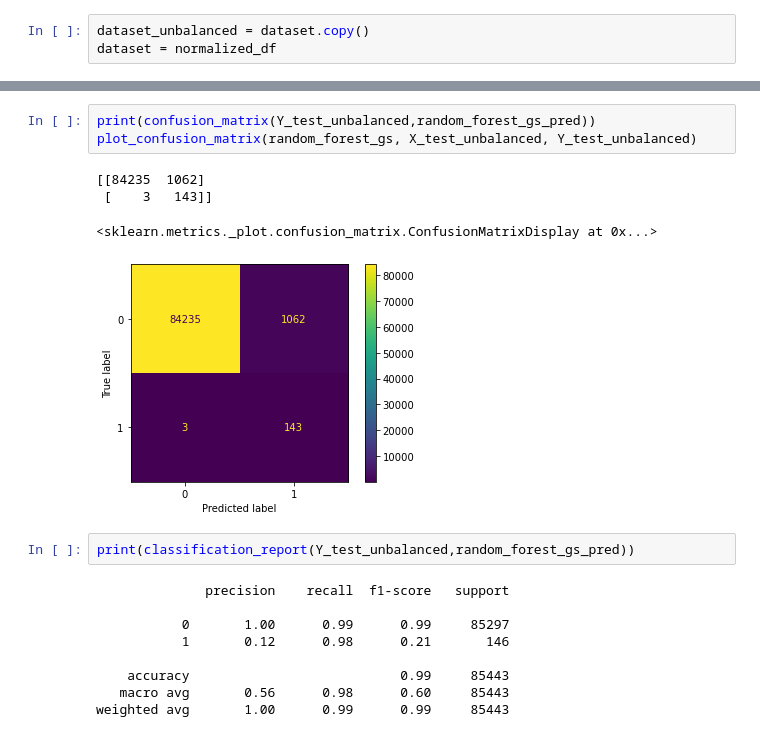
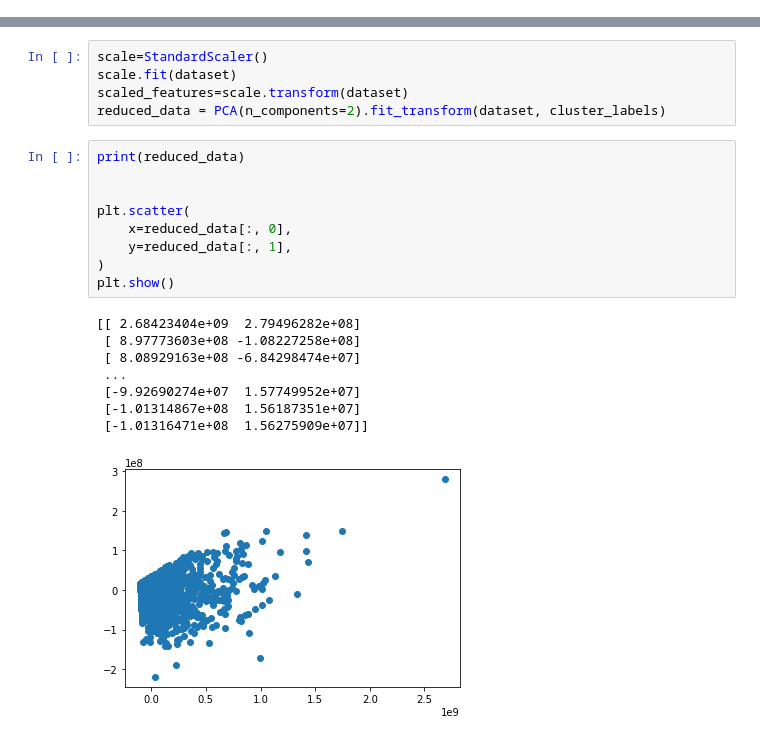
Before and after one commit to oliveirasWell/am-t2-5000-movie-dataset, a Jupyter notebook: main.ipynb, the cells around one changed output, grey strips where cells are left out. Cells and saved outputs as stored; diff of their text form.

```diff
--- a/main.ipynb
+++ b/main.ipynb
@@ -127,3 +233,0 @@ normalized_df.groupby('Class')["Class"].count().plot.bar()
-# %%
-dataset_unbalanced = dataset.copy()
-dataset = normalized_df
@@ -337,19 +234,23 @@ RandomForestClassifier(criterion='entropy', max_features=3, min_samples_leaf=3,
-# %%
-print(confusion_matrix(Y_test_unbalanced,random_forest_gs_pred))
-plot_confusion_matrix(random_forest_gs, X_test_unbalanced, Y_test_unbalanced)
-# %% [output]
-[[84235  1062]
- [    3   143]]
-<sklearn.metrics._plot.confusion_matrix.ConfusionMatrixDisplay at 0x...>
-[figure, removed]
-# %%
-print(classification_report(Y_test_unbalanced,random_forest_gs_pred))
-# %% [output]
-              precision    recall  f1-score   support
-
-           0       1.00      0.99      0.99     85297
-           1       0.12      0.98      0.21       146
-
-    accuracy                           0.99     85443
-   macro avg       0.56      0.98      0.60     85443
-weighted avg       1.00      0.99      0.99     85443
+# %%
+scale=StandardScaler()
+scale.fit(dataset)
+scaled_features=scale.transform(dataset)
+reduced_data = PCA(n_components=2).fit_transform(dataset, cluster_labels)
+# %%
+print(reduced_data)
+
+
+plt.scatter(
+    x=reduced_data[:, 0],
+    y=reduced_data[:, 1],
+)
+plt.show()
+# %% [output]
+[[ 2.68423404e+09  2.79496282e+08]
+ [ 8.97773603e+08 -1.08227258e+08]
+ [ 8.08929163e+08 -6.84298474e+07]
+ ...
+ [-9.92690274e+07  1.57749952e+07]
+ [-1.01314867e+08  1.56187351e+07]
+ [-1.01316471e+08  1.56275909e+07]]
+[figure, added]
```
Also changed, not shown: parts of 48 cells of this notebook, 4 other files.
